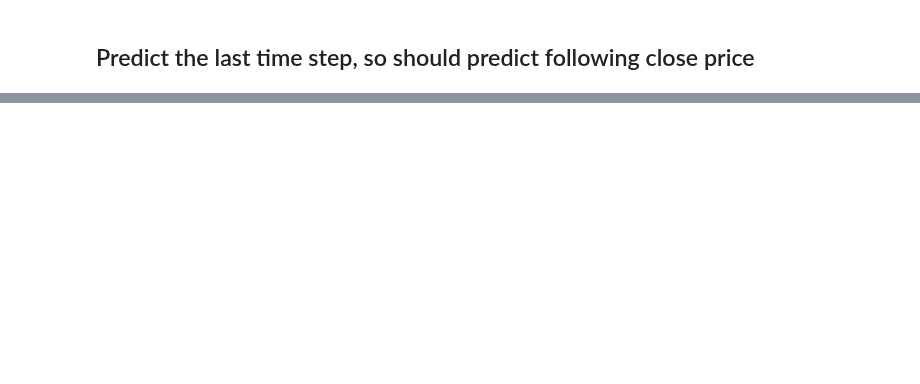
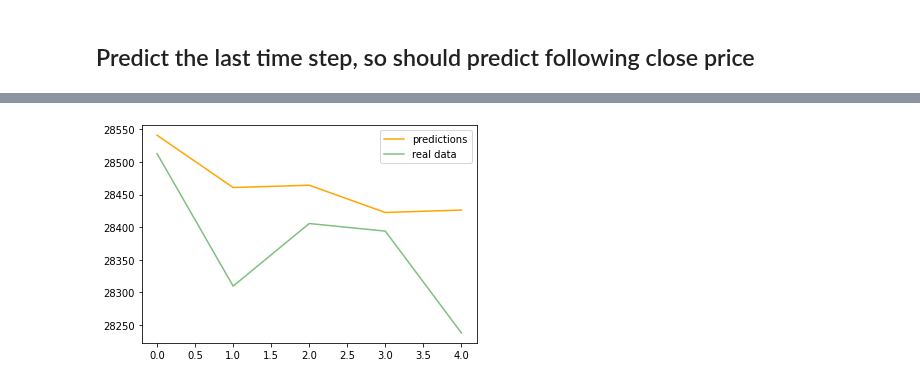
Before and after one commit to gabriele16/sats4u, a Jupyter notebook: colab/LSTM-CNN-BitCoin-Test-Live.ipynb, the cells around one changed output, grey strips where cells are left out. Drawn from its saved outputs; the diff is of its cells as text; code cells hidden in the pictures; blank space fills up the shorter version.

```diff
--- a/colab/LSTM-CNN-BitCoin-Test-Live.ipynb
+++ b/colab/LSTM-CNN-BitCoin-Test-Live.ipynb
@@ -147,4 +154,6 @@ plt.show()
 # %%
 norm_new_y = btc_model.model.predict([btc_model.x_test_candles[-1:], btc_model.x_test_time[-1:]], batch_size=btc_model.batch_size)
 pred_new_y = ts_btc.denorm(norm_new_y)
-last_y = ts_btc.denorm(ts_btc.)
+last_y = ts_btc.denorm(ts_btc.candles_norm[-1:,-1:])
+last_y_candle = ts_btc.candles.iloc[-1,-1]
+last_y_time = ts_btc.candles.index[-1]
@@ -154,0 +166,8 @@ norm_last_y
+# %%
+ldata_df_new = crypto.load_cryptos(tickers,save = False)
+new_can_btc = fb.Candles(ldata_df_new,"Bitcoin")
+new_can_btc.buildfeatures()
+new_ts_btc = c2t.Candle2TimeSeries(new_can_btc.candles, laststeps = 50000, step_back = 48, candle_step_str = "15m",
+                lownorm = 0.2, upnorm= 0.8)
+
+new_ts_btc.candles2ts()
@@ -154,0 +184,5 @@ norm_last_y
+# %%
+last_new_y_time = new_ts_btc.candles.index[-1]
+last_new_y_times = new_ts_btc.candles.index [ new_ts_btc.candles.index >= last_y_time ]
+new_time_steps = len(last_new_y_times)
+last_new_y_times
@@ -154,0 +194,15 @@ norm_last_y
+# %%
+new_ts_btc.x_candles = np.asarray(new_ts_btc.x_candles, dtype=np.float32)
+new_ts_btc.x_time = np.asarray(new_ts_btc.x_time, dtype=np.float32)
+
+norm_new_y = btc_model.model.predict([new_ts_btc.x_candles[-new_time_steps:], new_ts_btc.x_time[-new_time_steps:]], batch_size=btc_model.batch_size)
+pred_new_y = ts_btc.denorm(norm_new_y)
+true_last_y = ts_btc.denorm(ts_btc.candles_norm[-new_time_steps:,-1])
+new_y_candles = ts_btc.candles.iloc[-new_time_steps:,-1]
+# %%
+plt.plot(pred_new_y, color='orange', label='predictions')
+plt.plot(true_last_y, color='green', alpha=0.5, label='real data')
+plt.legend()
+plt.show()
+# %% [output]
+[figure, added]
```
Also changed, not shown: parts of 6 cells of this notebook.
